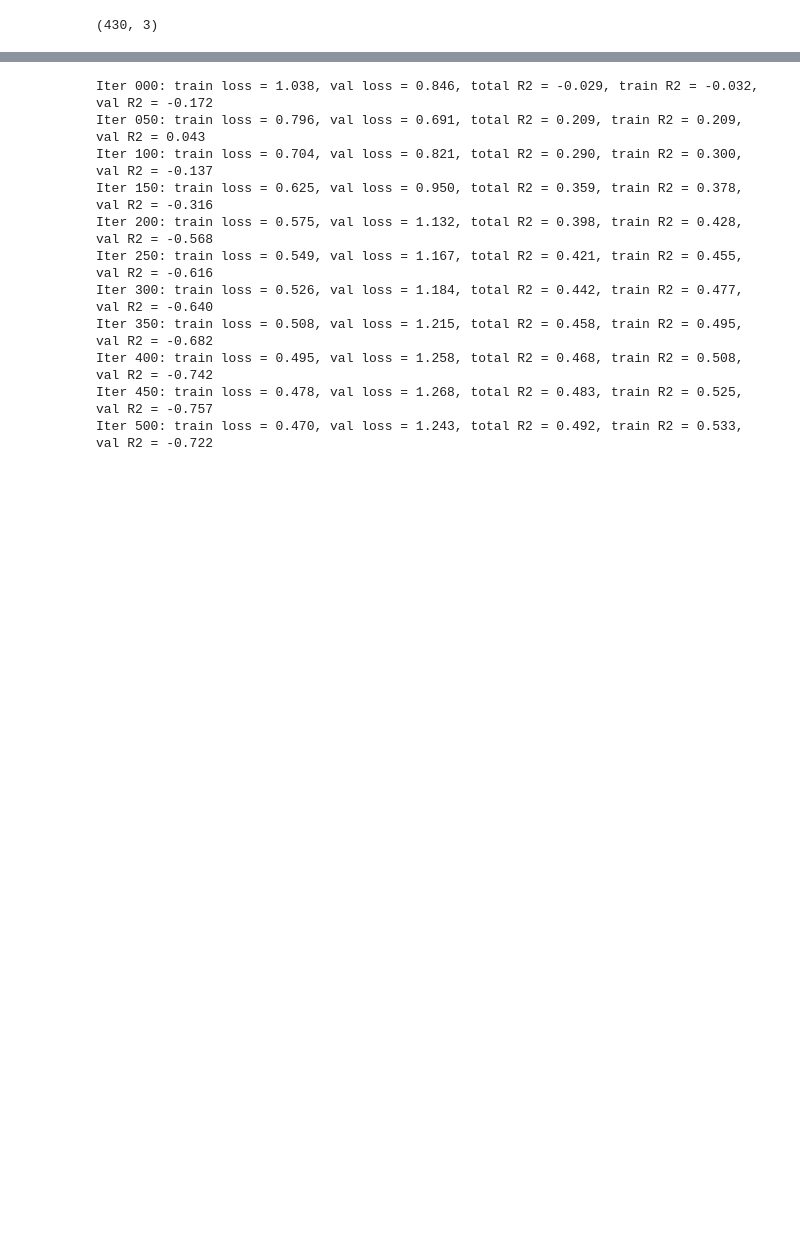
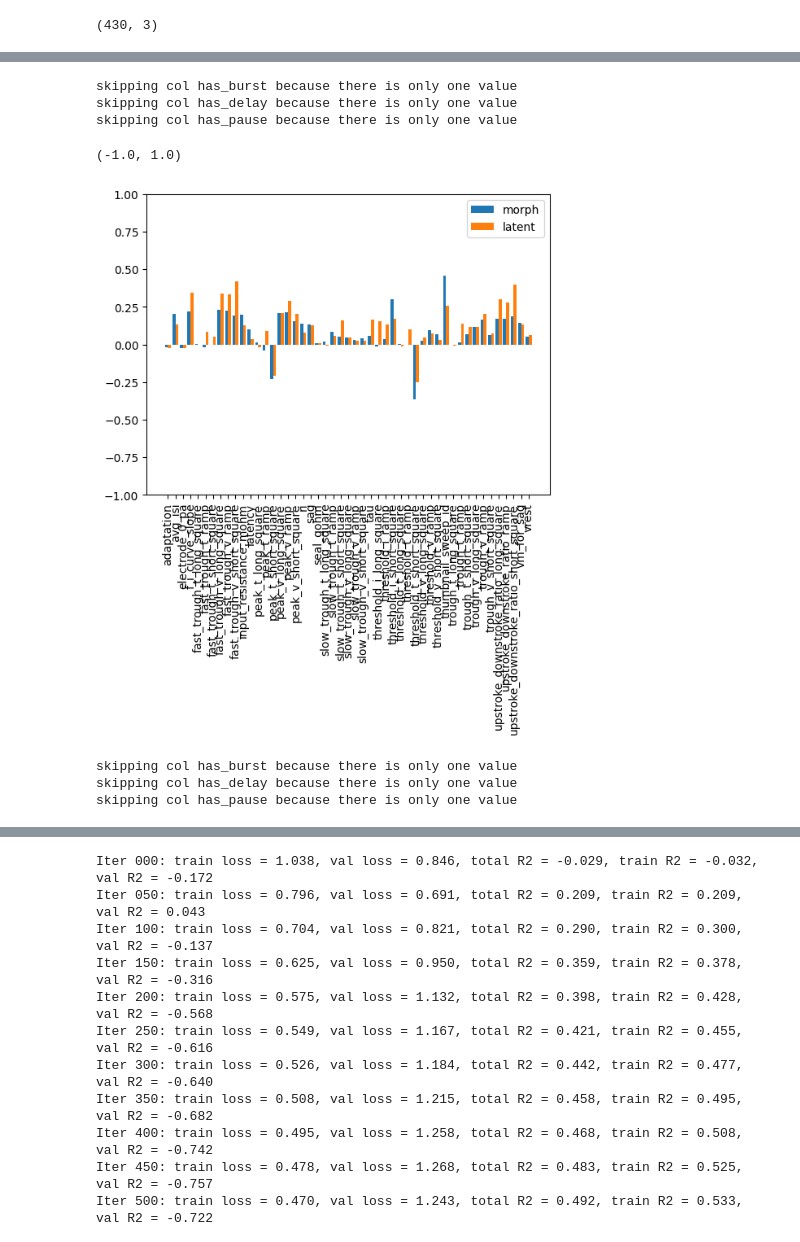
Before and after one commit to felixp8/bmed7610-final-project, a Jupyter notebook: analysis/ecephys_prediction.ipynb, the cells around one changed output, grey strips where cells are left out. Drawn from its saved outputs; the diff is of its cells as text; code cells hidden in the pictures; blank space fills up the shorter version.

```diff
--- a/analysis/ecephys_prediction.ipynb
+++ b/analysis/ecephys_prediction.ipynb
@@ -444,0 +294,57 @@ plt.ylim(-1, 1)
+# %%
+morph_input_columns = ['average_bifurcation_angle_local',
+       'average_contraction', 'average_diameter', 'average_fragmentation',
+       'average_parent_daughter_ratio',
+       'max_branch_order', 'max_euclidean_distance', 'max_path_distance',
+       'number_bifurcations', 'number_branches',
+       'number_nodes', 'number_stems', 'number_tips', 'overall_depth',
+       'overall_height', 'overall_width', 'soma_surface', 'total_length',
+       'total_surface', 'total_volume']
+morph_features = []
+for column in morph_input_columns:
+    data = morph_df[column]
+    data = data.to_numpy()
+    data = StandardScaler().fit_transform(data[:, None])
+    # elif column == 'cell_soma_location':
+    #     data = np.array(data.tolist())
+    #     data = StandardScaler().fit_transform(data)
+    # else:
+    #     if column == 'structure_area_id':
+    #         data = np.array([str(sa_id) for sa_id in data], dtype='object')
+    #     else:
+    #         data = data.to_numpy()
+    #     data = OneHotEncoder().fit_transform(data[:, None]).todense()
+    morph_features.append(data)
+morph_features = np.concatenate(morph_features, axis=1)
+# %%
+emscore_dict, emscore_std_dict, empred_truth_dict = fit_eval_decoder(
+    morph_features, ef_df, skip_cols=['id', 'rheobase_sweep_id', 'rheobase_sweep_number'],
+    regression_model=Ridge, regression_params={'alpha': np.logspace(-8, 3, 12)},
+    classification_model=LogisticRegression, classification_params={},
+    seed=0
+)
+# %% [output]
+skipping col has_burst because there is only one value
+skipping col has_delay because there is only one value
+skipping col has_pause because there is only one value
+# %%
+xlabels = list(ecscore_dict.keys())
+plt.bar(np.arange(len(xlabels)) - 0.2, list(emscore_dict.values()), 0.4, label='morph') #, yerr=list(ecscore_std_dict.values()))
+plt.bar(np.arange(len(xlabels)) + 0.2, list(escore_dict.values()), 0.4, label='latent') #,  yerr=list(escore_std_dict.values()))
+plt.xticks(ticks=np.arange(len(xlabels)), labels=xlabels, rotation=90)
+plt.legend()
+plt.ylim(-1, 1)
+# %% [output]
+(-1.0, 1.0)
+[figure, added]
+# %%
+eclscore_dict, eclscore_std_dict, eclpred_truth_dict = fit_eval_decoder(
+    np.concatenate([StandardScaler().fit_transform(latents), cell_features], axis=1), ef_df, skip_cols=['id', 'rheobase_sweep_id', 'rheobase_sweep_number'],
+    regression_model=Ridge, regression_params={'alpha': np.logspace(-6, 5, 12)},
+    classification_model=LogisticRegression, classification_params={},
+    seed=0
+)
+# %% [output]
+skipping col has_burst because there is only one value
+skipping col has_delay because there is only one value
+skipping col has_pause because there is only one value
```
Also changed, not shown: parts of 21 cells of this notebook, 54 other files.
